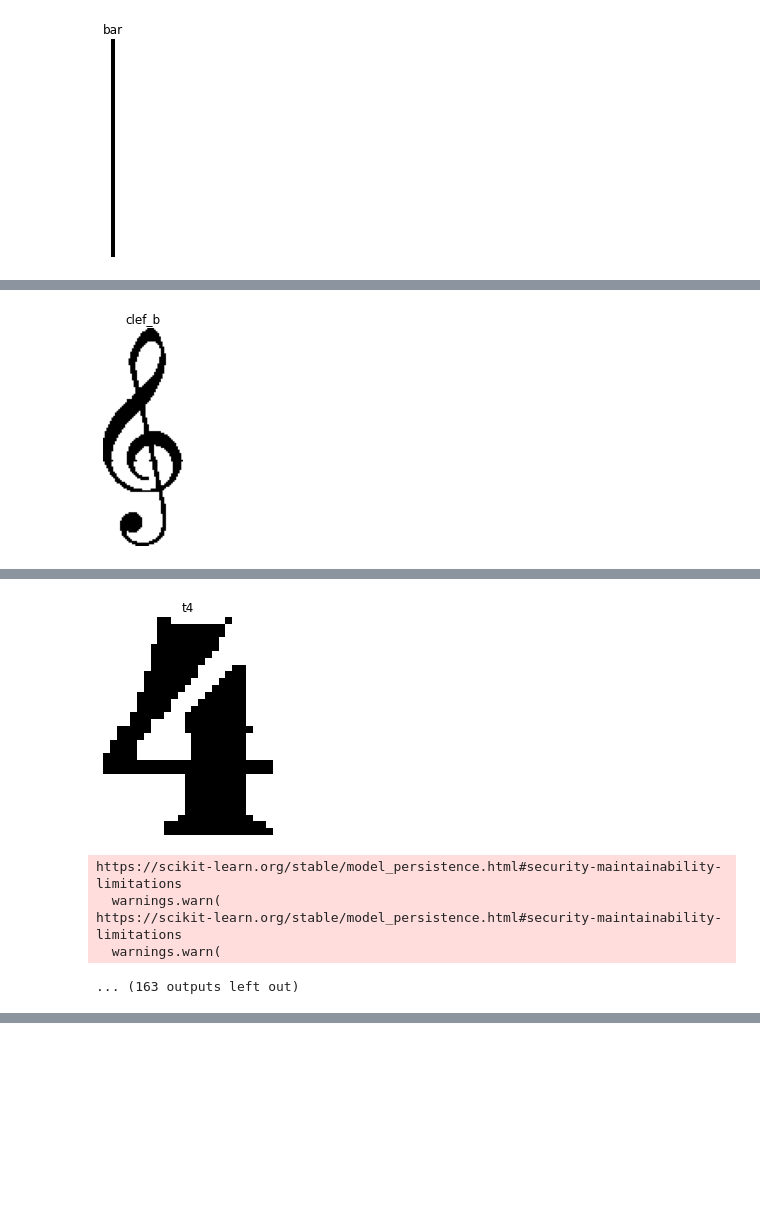
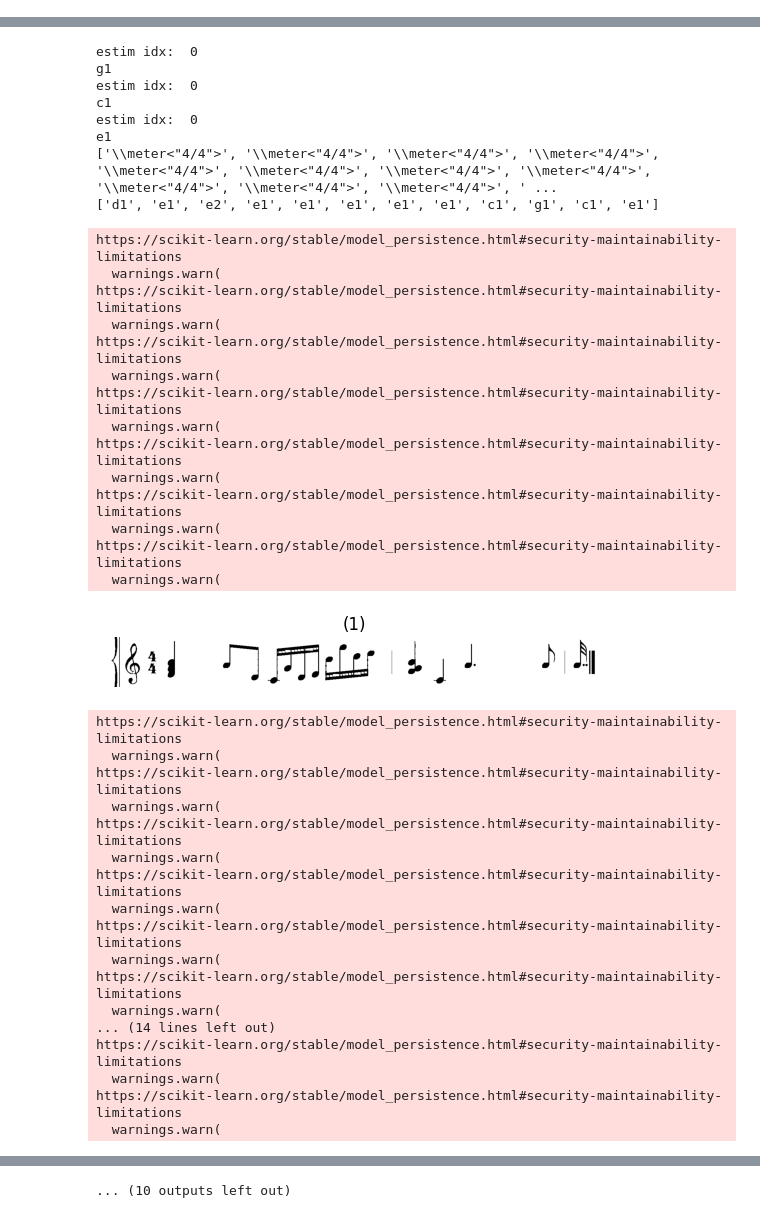
Before and after one commit to beertino/Mozart, a Jupyter notebook: src/main.ipynb, the cells around one changed output, grey strips where cells are left out. Saved outputs shown, nothing was run; the diff lists cells and outputs as text; code cells hidden in the pictures; blank space fills up the shorter version.

Commit message:
get notes

```diff
--- a/src/main.ipynb
+++ b/src/main.ipynb
@@ -200,14 +200,18 @@ ring_names = ['2', 'a_2']
 whole_names = ['1', 'a_1']
 disk_size = segmenter.most_common / 4
 print(len(coord_imgs))
+
 for i, img in enumerate(coord_imgs):
     show_images([img])
     res = []
     prev = ''
     time_name = ''
     primitives, prim_with_staff, boundary = get_connected_components(img, imgs_with_staff[i])
-    print(boundary)
+    #print(boundary)
     detected = cv2.cvtColor(np.array(255*img.copy()).astype(np.uint8),cv2.COLOR_GRAY2RGB)
+
+    my_notes = []
+
     for j, prim in enumerate(primitives):
         minr, minc, maxr, maxc = boundary[j]
 
@@ -223,7 +227,7 @@ for i, img in enumerate(coord_imgs):
         if label in black_names:
             test_img = np.copy(prim_with_staff[j])
             test_img = binary_dilation(test_img, disk(disk_size))
-            show_images([prim_with_staff[j], test_img], ['Original', 'Connected Component with staff'])
+            # show_images([prim_with_staff[j], test_img], ['Original', 'Connected Component with staff'])
             comps, comp_w_staff, bounds = get_connected_components(test_img, prim_with_staff[j])
             comps, comp_w_staff, bounds = filter_beams(comps, comp_w_staff, bounds)
             bounds = [np.array(bound)+disk_size-2 for bound in bounds]
@@ -246,8 +250,9 @@ for i, img in enumerate(coord_imgs):
                     line_idx, p = estim(int(c), i)
                     l = label_map[line_idx][p]
                     res.append(get_note_name(prev, l, label))
-                    print(c)
+                    #print(c)
                     print(l)
+                    my_notes.append(l)
         elif label in ring_names:
             head_img = 1-binary_fill_holes(1-prim)
             head_img = binary_closing(head_img, disk(disk_size))
@@ -257,17 +262,19 @@ for i, img in enumerate(coord_imgs):
                 line_idx, p = estim(int(c), i)
                 l = label_map[line_idx][p]
                 res.append(get_note_name(prev, l, label))
-                print(c)
+                #print(c)
                 print(l)
+                my_notes.append(l)
         elif label in whole_names:
             c = boundary[j][2]
             line_idx, p = estim(int(c), i)
             l = label_map[line_idx][p]
             res.append(get_note_name(prev, l, label))
-            print(c)
+            #print(c)
             print(l)
+            my_notes.append(l)
         elif label in ['bar', 'bar_b', 'clef', 'clef_b', 'natural', 'natural_b'] or label in []:
-            show_images([prim], [label])
+            #show_images([prim], [label])
             continue
         elif label in ['#', '#_b']:
             if prim.shape[0] == prim.shape [1]:
@@ -295,12 +302,14 @@ for i, img in enumerate(coord_imgs):
             head_img = binary_closing(1-img, disk(disk_size))
         if label not in ['flat', 'flat_b', 'cross', '#', '#_b']:
             prev = ''
-        show_images([prim], [label])
+        #show_images([prim], [label])
         if len(time_name) == 2:
             res = ["\\" + "meter<\"" + str(time_name[0]) + "/" + str(time_name[1])+"\">"] + res
     print(res)
-    show_images([detected], ['Detected'])
+    #show_images([detected], ['Detected'])
     cv2.imwrite(f'{img_name}_detected_{i}.png', detected)
+
+    print(my_notes)
 # %% [output]
 3
 [figure]
@@ -317 +356,0 @@ https://scikit-learn.org/stable/model_persistence.html#security-maintainability-
-[figure, removed]
@@ -322,4 +369,3 @@ https://scikit-learn.org/stable/model_persistence.html#security-maintainability-
-[figure, removed]
 https://scikit-learn.org/stable/model_persistence.html#security-maintainability-limitations
   warnings.warn(
 https://scikit-learn.org/stable/model_persistence.html#security-maintainability-limitations
@@ -327,6 +385,40 @@ https://scikit-learn.org/stable/model_persistence.html#security-maintainability-
-[figure, removed]
-https://scikit-learn.org/stable/model_persistence.html#security-maintainability-limitations
-  warnings.warn(
-https://scikit-learn.org/stable/model_persistence.html#security-maintainability-limitations
-  warnings.warn(
+estim idx:  0
+g1
+estim idx:  0
+c1
+estim idx:  0
+e1
+['\\meter<"4/4">', '\\meter<"4/4">', '\\meter<"4/4">', '\\meter<"4/4">', '\\meter<"4/4">', '\\meter<"4/4">', '\\meter<"4/4">', '\\meter<"4/4">', '\\meter<"4/4">', '\\meter<"4/4">', '\\meter<"4/4">', ' ...
+['d1', 'e1', 'e2', 'e1', 'e1', 'e1', 'e1', 'e1', 'c1', 'g1', 'c1', 'e1']
-... (163 outputs left out)
+https://scikit-learn.org/stable/model_persistence.html#security-maintainability-limitations
+  warnings.warn(
+https://scikit-learn.org/stable/model_persistence.html#security-maintainability-limitations
+  warnings.warn(
+https://scikit-learn.org/stable/model_persistence.html#security-maintainability-limitations
+  warnings.warn(
+https://scikit-learn.org/stable/model_persistence.html#security-maintainability-limitations
+  warnings.warn(
+https://scikit-learn.org/stable/model_persistence.html#security-maintainability-limitations
+  warnings.warn(
+https://scikit-learn.org/stable/model_persistence.html#security-maintainability-limitations
+  warnings.warn(
+https://scikit-learn.org/stable/model_persistence.html#security-maintainability-limitations
+  warnings.warn(
+[figure, new version]
+https://scikit-learn.org/stable/model_persistence.html#security-maintainability-limitations
+  warnings.warn(
+https://scikit-learn.org/stable/model_persistence.html#security-maintainability-limitations
+  warnings.warn(
+https://scikit-learn.org/stable/model_persistence.html#security-maintainability-limitations
+  warnings.warn(
+https://scikit-learn.org/stable/model_persistence.html#security-maintainability-limitations
+  warnings.warn(
+https://scikit-learn.org/stable/model_persistence.html#security-maintainability-limitations
+  warnings.warn(
+https://scikit-learn.org/stable/model_persistence.html#security-maintainability-limitations
+  warnings.warn(
+... (14 lines left out)
+https://scikit-learn.org/stable/model_persistence.html#security-maintainability-limitations
+  warnings.warn(
+https://scikit-learn.org/stable/model_persistence.html#security-maintainability-limitations
+  warnings.warn(
@@ -332,0 +443 @@ https://scikit-learn.org/stable/model_persistence.html#security-maintainability-
+... (10 outputs left out)
```
Also changed, not shown: parts of 2 cells of this notebook.
